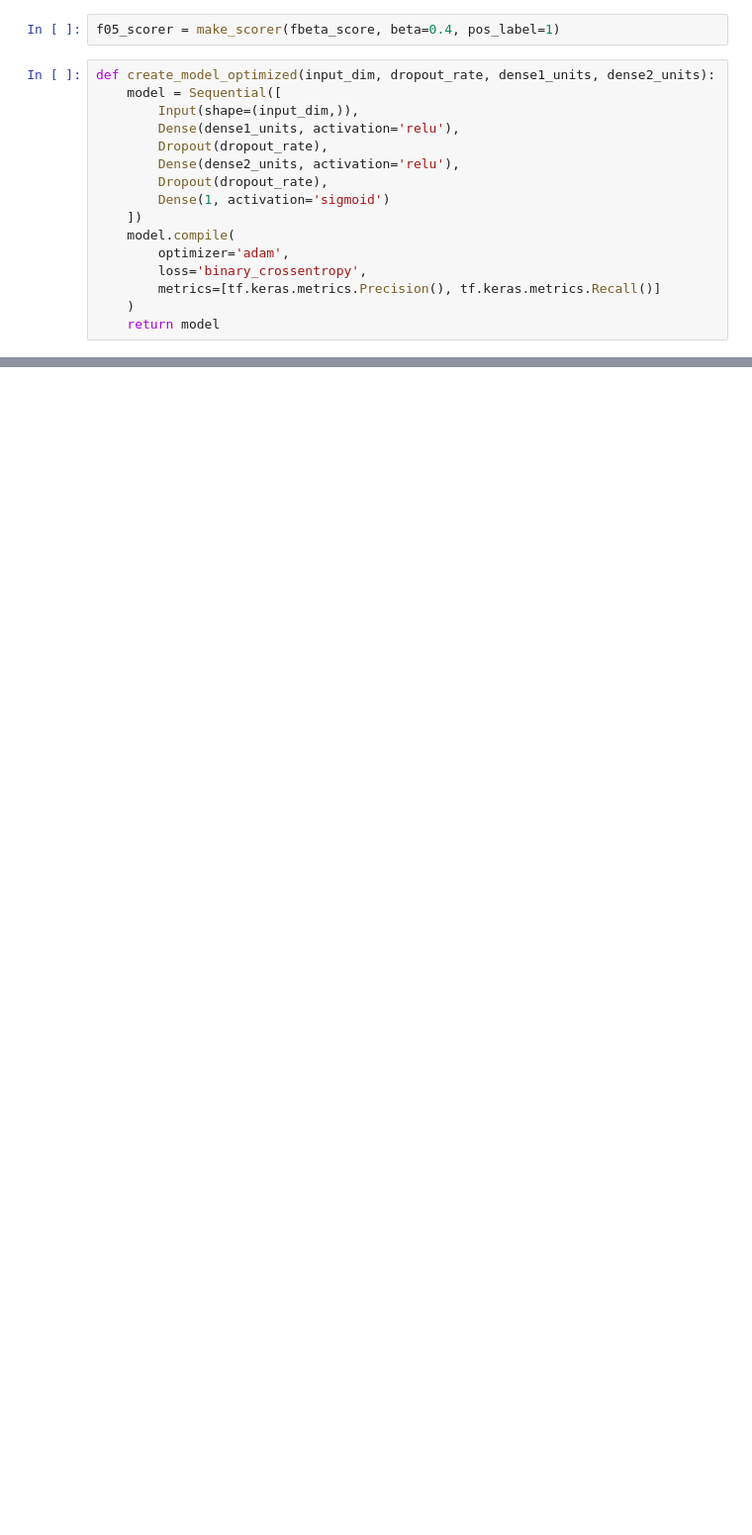
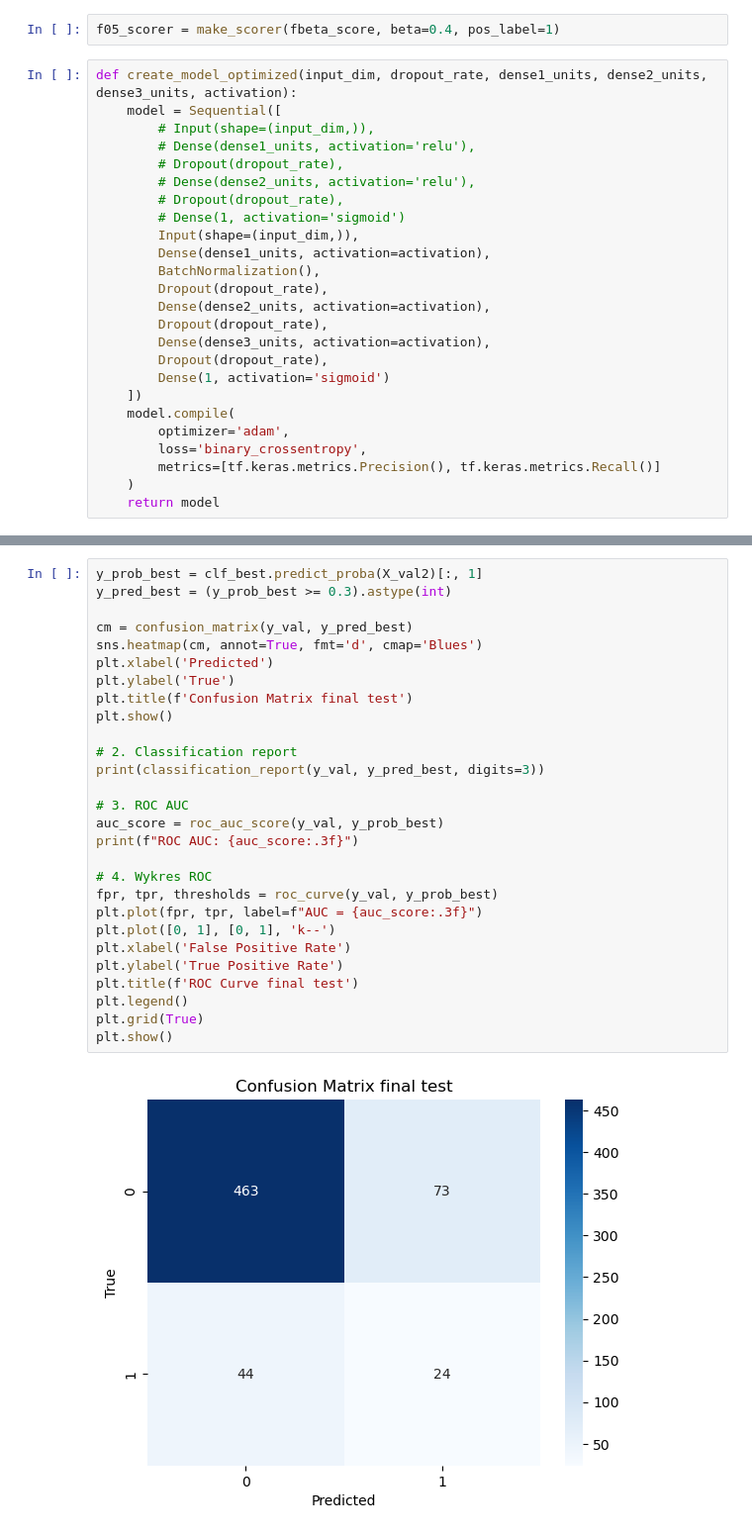
Before and after one commit to gcichy/master_project, a Jupyter notebook: model_creation/nn_model_creation.ipynb, the cells around one changed output, grey strips where cells are left out. Shown at 99% size. Saved outputs shown, nothing was run; the diff lists cells and outputs as text; blank space fills up the shorter version.

```diff
--- a/model_creation/nn_model_creation.ipynb
+++ b/model_creation/nn_model_creation.ipynb
@@ -385,12 +483,21 @@ ROC AUC: 0.542
 # %%
 f05_scorer = make_scorer(fbeta_score, beta=0.4, pos_label=1)
 # %%
-def create_model_optimized(input_dim, dropout_rate, dense1_units, dense2_units):
+def create_model_optimized(input_dim, dropout_rate, dense1_units, dense2_units, dense3_units, activation):
     model = Sequential([
+        # Input(shape=(input_dim,)),
+        # Dense(dense1_units, activation='relu'),
+        # Dropout(dropout_rate),
+        # Dense(dense2_units, activation='relu'),
+        # Dropout(dropout_rate),
+        # Dense(1, activation='sigmoid')
         Input(shape=(input_dim,)),
-        Dense(dense1_units, activation='relu'),
+        Dense(dense1_units, activation=activation),
+        BatchNormalization(),
         Dropout(dropout_rate),
-        Dense(dense2_units, activation='relu'),
+        Dense(dense2_units, activation=activation),
+        Dropout(dropout_rate),
+        Dense(dense3_units, activation=activation),
         Dropout(dropout_rate),
         Dense(1, activation='sigmoid')
     ])
@@ -418,0 +613,30 @@ TypeError: Parameter grid for parameter 'input_dim' is not iterable or a distrib
+# %%
+y_prob_best = clf_best.predict_proba(X_val2)[:, 1]
+y_pred_best = (y_prob_best >= 0.3).astype(int)
+
+cm = confusion_matrix(y_val, y_pred_best)
+sns.heatmap(cm, annot=True, fmt='d', cmap='Blues')
+plt.xlabel('Predicted')
+plt.ylabel('True')
+plt.title(f'Confusion Matrix final test')
+plt.show()
+
+# 2. Classification report
+print(classification_report(y_val, y_pred_best, digits=3))
+
+# 3. ROC AUC
+auc_score = roc_auc_score(y_val, y_prob_best)
+print(f"ROC AUC: {auc_score:.3f}")
+
+# 4. Wykres ROC
+fpr, tpr, thresholds = roc_curve(y_val, y_prob_best)
+plt.plot(fpr, tpr, label=f"AUC = {auc_score:.3f}")
+plt.plot([0, 1], [0, 1], 'k--')
+plt.xlabel('False Positive Rate')
+plt.ylabel('True Positive Rate')
+plt.title(f'ROC Curve final test')
+plt.legend()
+plt.grid(True)
+plt.show()
+# %% [output]
+[figure, added]
```
Also changed, not shown: parts of 26 cells of this notebook.
